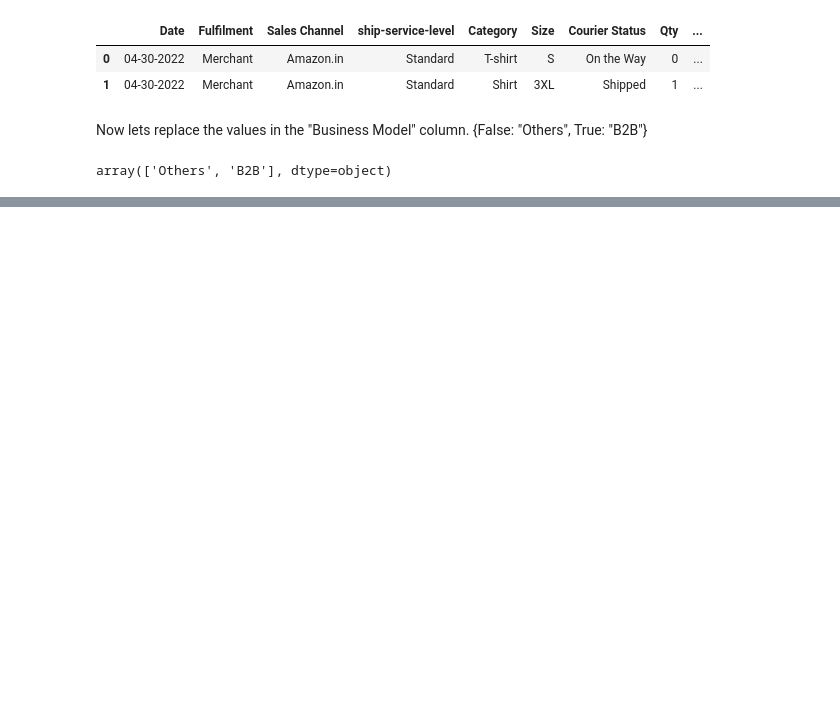
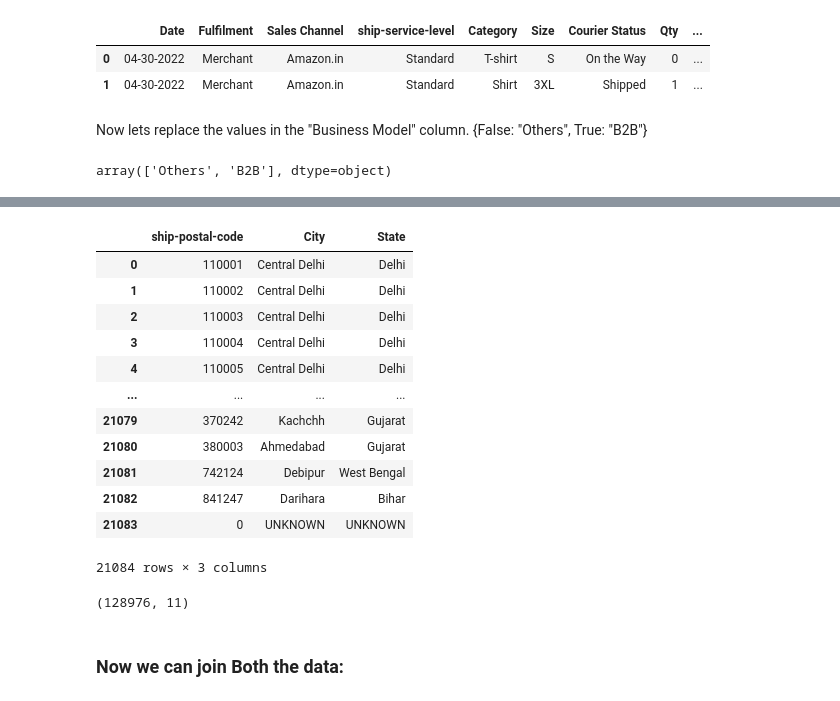
Before and after one commit to yuvaneshkm/amazon-sales-analysis, a Jupyter notebook: experiments/data_cleaning.ipynb, the cells around one changed output, grey strips where cells are left out. Saved outputs shown, nothing was run; the diff lists cells and outputs as text; code cells hidden in the pictures; blank space fills up the shorter version.

```diff
--- a/experiments/data_cleaning.ipynb
+++ b/experiments/data_cleaning.ipynb
@@ -460,0 +432,6 @@ array(['Maharashtra', 'Karnataka', 'Puducherry', 'Tamil Nadu',
+# %%
+# Now letus import pincodes data:
+pincode_data_path = os.path.abspath(os.path.join(base_dir_path, "data/pincodes.csv"))
+pincode_data = pd.read_csv(pincode_data_path)
+
+pincode_data.head()
@@ -460,0 +449,4 @@ array(['Maharashtra', 'Karnataka', 'Puducherry', 'Tamil Nadu',
+# %%
+# rename the "Pincode" column as "ship-postal-code"
+pincode_data.rename(columns={"Pincode":"ship-postal-code"}, inplace=True)
+pincode_data.head()
@@ -460,0 +460,26 @@ array(['Maharashtra', 'Karnataka', 'Puducherry', 'Tamil Nadu',
+# %%
+# add a row for "ship-postal-code = 0"
+new_row = pd.DataFrame({"ship-postal-code":[0], "City":["UNKNOWN"], "State":["UNKNOWN"]})
+
+pin_df = pd.concat([pincode_data,new_row], axis=0, ignore_index=True)
+pin_df
+# %% [output]
+|  | ship-postal-code | City | State |
+| 0 | 110001 | Central Delhi | Delhi |
+| 1 | 110002 | Central Delhi | Delhi |
+| 2 | 110003 | Central Delhi | Delhi |
+| 3 | 110004 | Central Delhi | Delhi |
+| 4 | 110005 | Central Delhi | Delhi |
+| ... | ... | ... | ... |
+| 21079 | 370242 | Kachchh | Gujarat |
+| 21080 | 380003 | Ahmedabad | Gujarat |
+| 21081 | 742124 | Debipur | West Bengal |
+| 21082 | 841247 | Darihara | Bihar |
+| 21083 | 0 | UNKNOWN | UNKNOWN |
+21084 rows × 3 columns
+# %%
+data.shape
+# %% [output]
+(128976, 11)
+# %% [markdown]
+### Now we can join Both the data:
```
Also changed, not shown: parts of 34 cells of this notebook, 3 other files.
